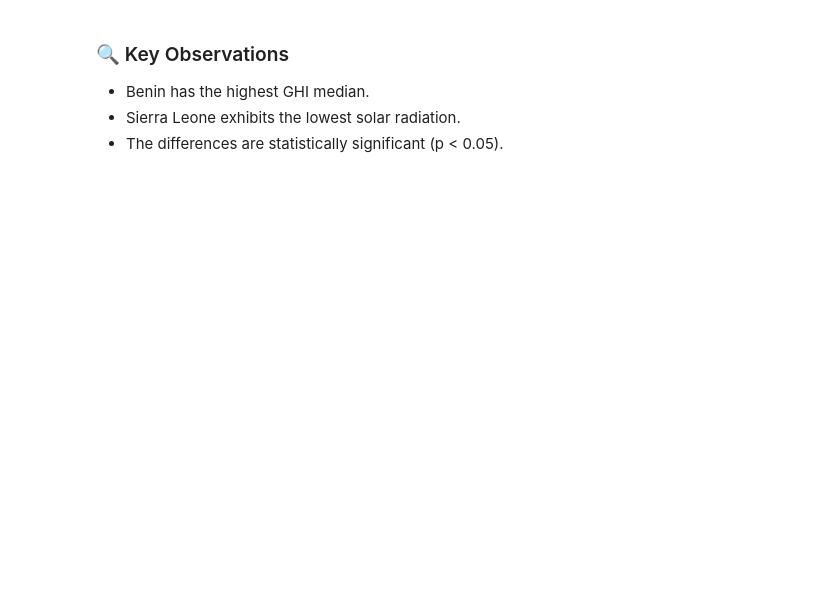
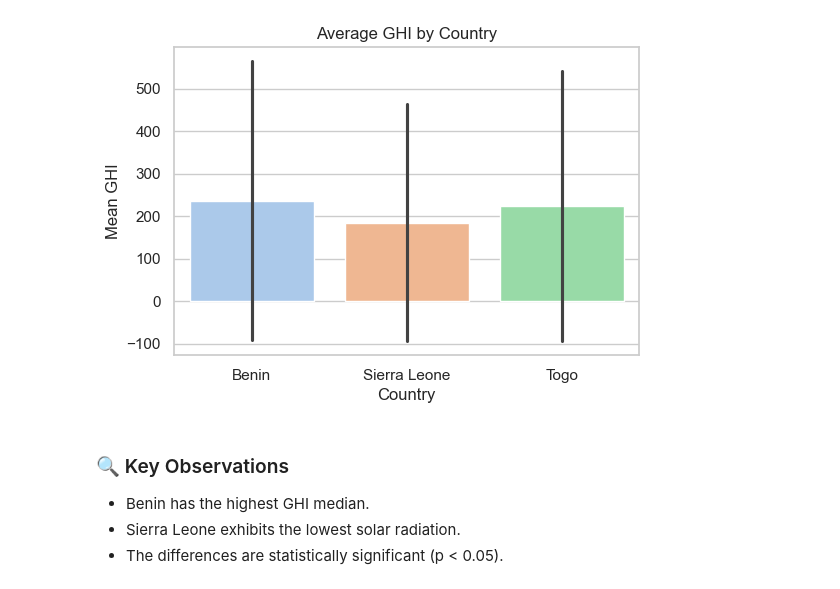
Before and after one commit to NaimaAhmedin/solar-challenge-week1, a Jupyter notebook: notebooks/compare_countries.ipynb, the cells around one changed output. Saved outputs shown, nothing was run; the diff lists cells and outputs as text; code cells hidden in the pictures; blank space fills up the shorter version.

```diff
--- a/notebooks/compare_countries.ipynb
+++ b/notebooks/compare_countries.ipynb
@@ -38,9 +50,11 @@ print(f"Kruskal-Wallis result: H = {kruskal_result.statistic:.2f}, p = {kruskal_
 # %%
 plt.figure(figsize=(6, 4))
-sns.barplot(data=df, x='Country', y='GHI', estimator='mean', ci='sd', palette='pastel')
+sns.barplot(data=df, x='Country', y='GHI', estimator='mean', errorbar='sd', hue='Country', palette='pastel', legend=False)
 plt.title('Average GHI by Country')
 plt.ylabel('Mean GHI')
 plt.show()
+# %% [output]
+[figure, added]
 # %% [markdown]
 ### 🔍 Key Observations
 
```
Also changed, not shown: parts of 4 cells of this notebook.
